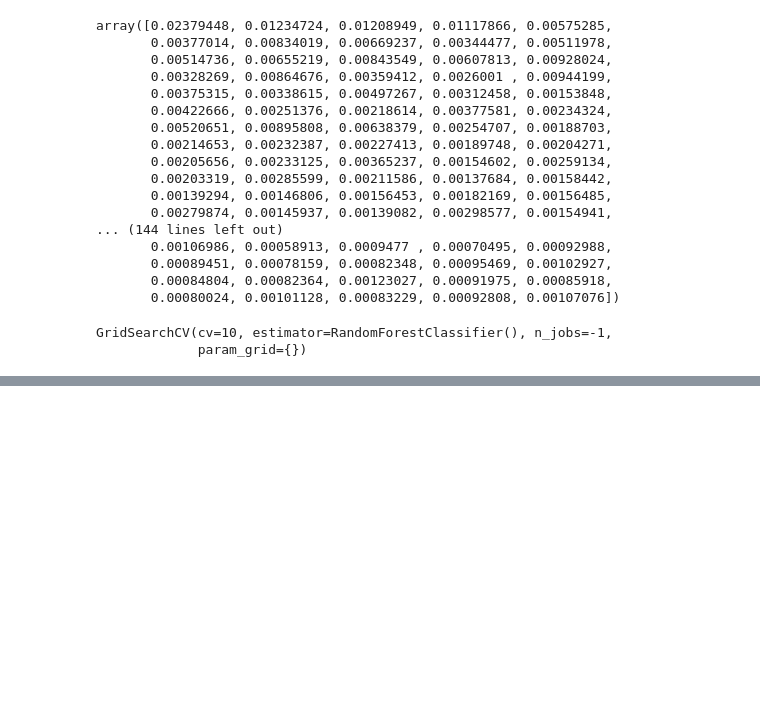
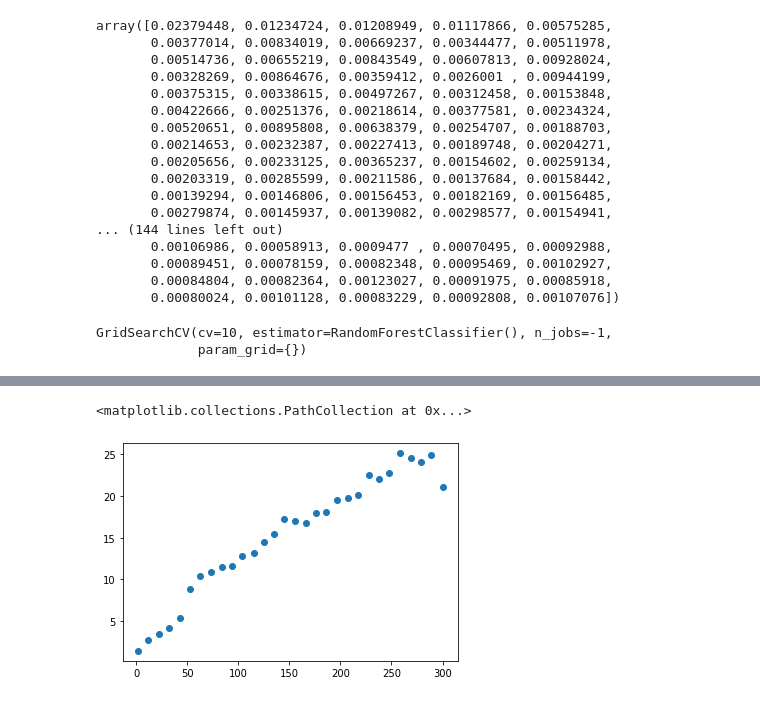
Before and after one commit to AlexandreGazagnes/ocr-donnees-textuelles, a Jupyter notebook: 01_text.ipynb, the cells around one changed output, grey strips where cells are left out. Drawn from its saved outputs; the diff is of its cells as text; code cells hidden in the pictures; blank space fills up the shorter version.

```diff
--- a/01_text.ipynb
+++ b/01_text.ipynb
@@ -947,0 +982,5 @@ res.sort_values("rank_test_score")
+# %%
+plt.scatter(res.param_reduction__n_components, res.mean_fit_time)
+# %% [output]
+<matplotlib.collections.PathCollection at 0x...>
+[figure, added]
```
Also changed, not shown: parts of 49 cells of this notebook.
